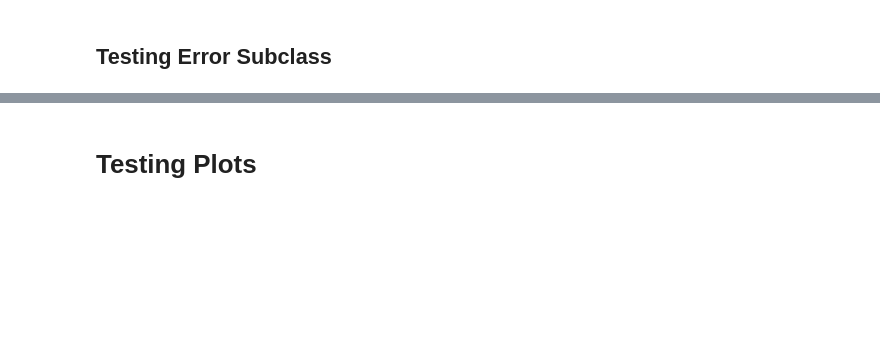
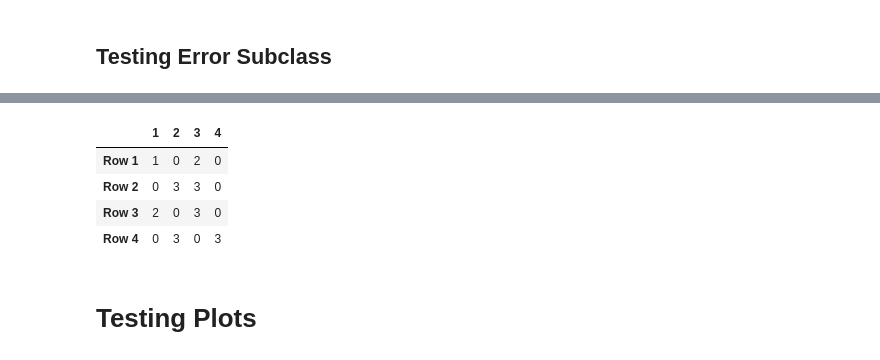
Before and after one commit to verma-priyanka/pontiPy, a Jupyter notebook: Metrics_Test.ipynb, the cells around one changed output, grey strips where cells are left out. Saved outputs shown, nothing was run; the diff lists cells and outputs as text; code cells hidden in the pictures; blank space fills up the shorter version.

```diff
--- a/Metrics_Test.ipynb
+++ b/Metrics_Test.ipynb
@@ -225,3 +130,11 @@ coast_95_20_error.matrix()
+# %%
+test.dataframe
+# %% [output]
+|  | 1 | 2 | 3 | 4 |
+| Row 1 | 1 | 0 | 2 | 0 |
+| Row 2 | 0 | 3 | 3 | 0 |
+| Row 3 | 2 | 0 | 3 | 0 |
+| Row 4 | 0 | 3 | 0 | 3 |
 # %% [markdown]
 # Testing Plots
 # %%
```
Also changed, not shown: parts of 33 cells of this notebook, 3 other files.
